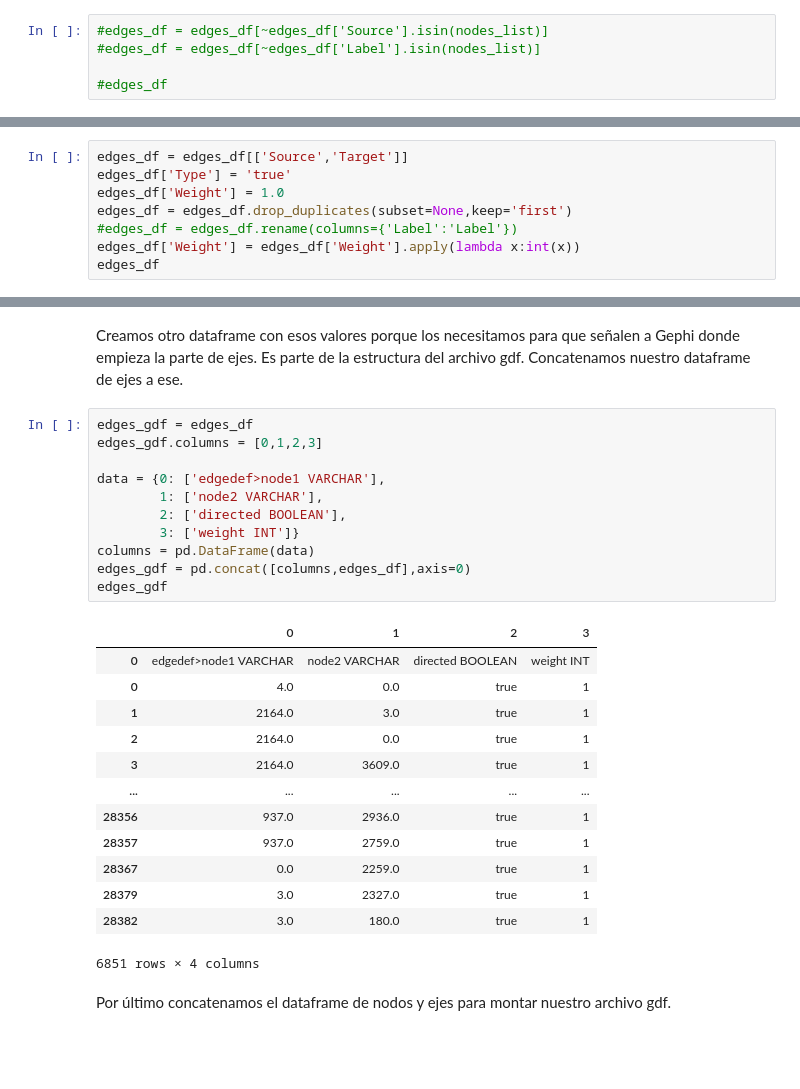
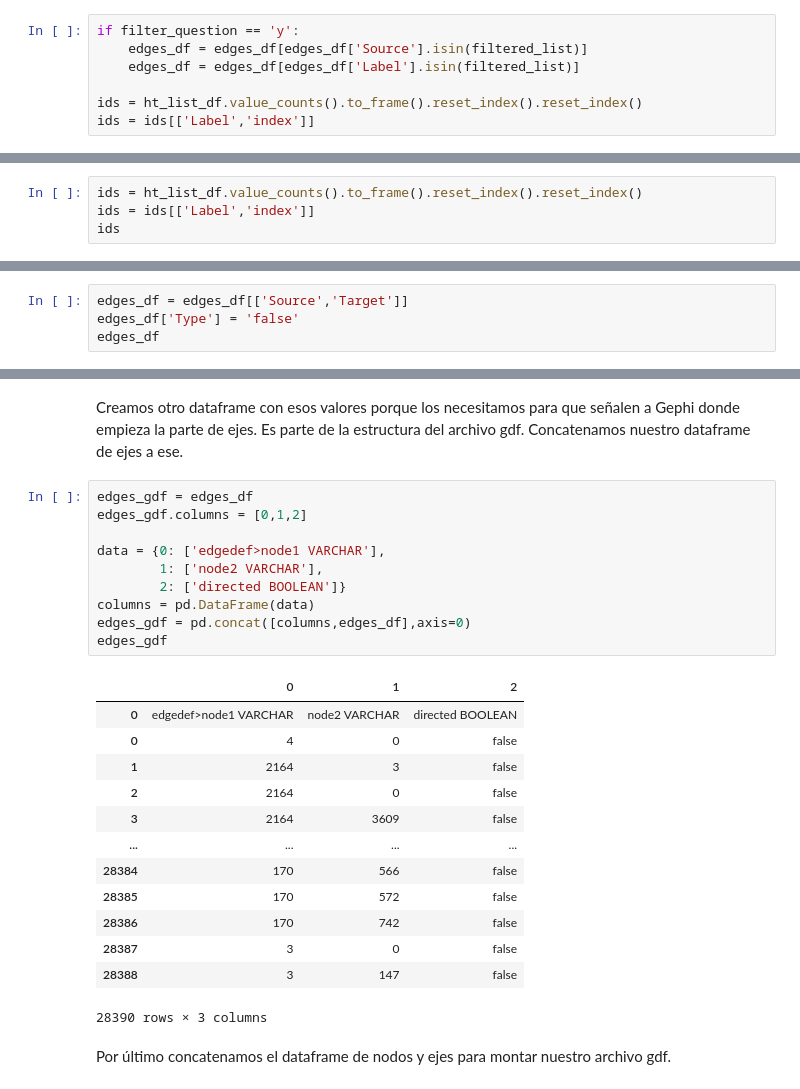
Before and after one commit to sancfc/como-analizar-twitter, a Jupyter notebook: Grafo de hashtags/0. Grafo de hashtags FelizMartes.ipynb, the cells around one changed output, grey strips where cells are left out. Saved outputs shown, nothing was run; the diff lists cells and outputs as text; blank space fills up the shorter version.

```diff
--- a/Grafo de hashtags/0. Grafo de hashtags FelizMartes.ipynb
+++ b/Grafo de hashtags/0. Grafo de hashtags FelizMartes.ipynb
@@ -200,6 +182,8 @@ len(nodes_list)
 # %%
-#edges_df = edges_df[~edges_df['Source'].isin(nodes_list)]
-#edges_df = edges_df[~edges_df['Label'].isin(nodes_list)]
+if filter_question == 'y':
+    edges_df = edges_df[edges_df['Source'].isin(filtered_list)]
+    edges_df = edges_df[edges_df['Label'].isin(filtered_list)]
 
-#edges_df
+ids = ht_list_df.value_counts().to_frame().reset_index().reset_index()
+ids = ids[['Label','index']]
 # %% [markdown]
@@ -206,0 +191,4 @@ Recuperamos el dataframe 'ids' que sacamos antes.Por comodidad hemos dejado la c
+# %%
+ids = ht_list_df.value_counts().to_frame().reset_index().reset_index()
+ids = ids[['Label','index']]
+ids
@@ -289,8 +290,0 @@ Reordenamos las columnas, añadimos las columnas 'Type' y 'Weight', quitamos los
-# %%
-edges_df = edges_df[['Source','Target']]
-edges_df['Type'] = 'true'
-edges_df['Weight'] = 1.0
-edges_df = edges_df.drop_duplicates(subset=None,keep='first')
-#edges_df = edges_df.rename(columns={'Label':'Label'})
-edges_df['Weight'] = edges_df['Weight'].apply(lambda x:int(x))
-edges_df
@@ -310,0 +293,4 @@ edges_df
+# %%
+edges_df = edges_df[['Source','Target']]
+edges_df['Type'] = 'false'
+edges_df
@@ -312,29 +312,28 @@ edges_df
 Creamos otro dataframe con esos valores porque los necesitamos para que señalen a Gephi donde empieza la parte de ejes. Es parte de la estructura del archivo gdf. Concatenamos nuestro dataframe de ejes a ese.
 # %%
 edges_gdf = edges_df
-edges_gdf.columns = [0,1,2,3]
+edges_gdf.columns = [0,1,2]
 
 data = {0: ['edgedef>node1 VARCHAR'],
         1: ['node2 VARCHAR'],
-        2: ['directed BOOLEAN'],
-        3: ['weight INT']}
+        2: ['directed BOOLEAN']}
 columns = pd.DataFrame(data)
 edges_gdf = pd.concat([columns,edges_df],axis=0)
 edges_gdf
 # %% [output]
-|  | 0 | 1 | 2 | 3 |
-| 0 | edgedef>node1 VARCHAR | node2 VARCHAR | directed BOOLEAN | weight INT |
-| 0 | 4.0 | 0.0 | true | 1 |
-| 1 | 2164.0 | 3.0 | true | 1 |
-| 2 | 2164.0 | 0.0 | true | 1 |
-| 3 | 2164.0 | 3609.0 | true | 1 |
-| ... | ... | ... | ... | ... |
-| 28356 | 937.0 | 2936.0 | true | 1 |
-| 28357 | 937.0 | 2759.0 | true | 1 |
-| 28367 | 0.0 | 2259.0 | true | 1 |
-| 28379 | 3.0 | 2327.0 | true | 1 |
-| 28382 | 3.0 | 180.0 | true | 1 |
+|  | 0 | 1 | 2 |
+| 0 | edgedef>node1 VARCHAR | node2 VARCHAR | directed BOOLEAN |
+| 0 | 4 | 0 | false |
+| 1 | 2164 | 3 | false |
+| 2 | 2164 | 0 | false |
+| 3 | 2164 | 3609 | false |
+| ... | ... | ... | ... |
+| 28384 | 170 | 566 | false |
+| 28385 | 170 | 572 | false |
+| 28386 | 170 | 742 | false |
+| 28387 | 3 | 0 | false |
+| 28388 | 3 | 147 | false |
-6851 rows × 4 columns
+28390 rows × 3 columns
 # %% [markdown]
 Por último concatenamos el dataframe de nodos y ejes para montar nuestro archivo gdf.
 # %%
```
Also changed, not shown: parts of 32 cells of this notebook, 6 other files.
